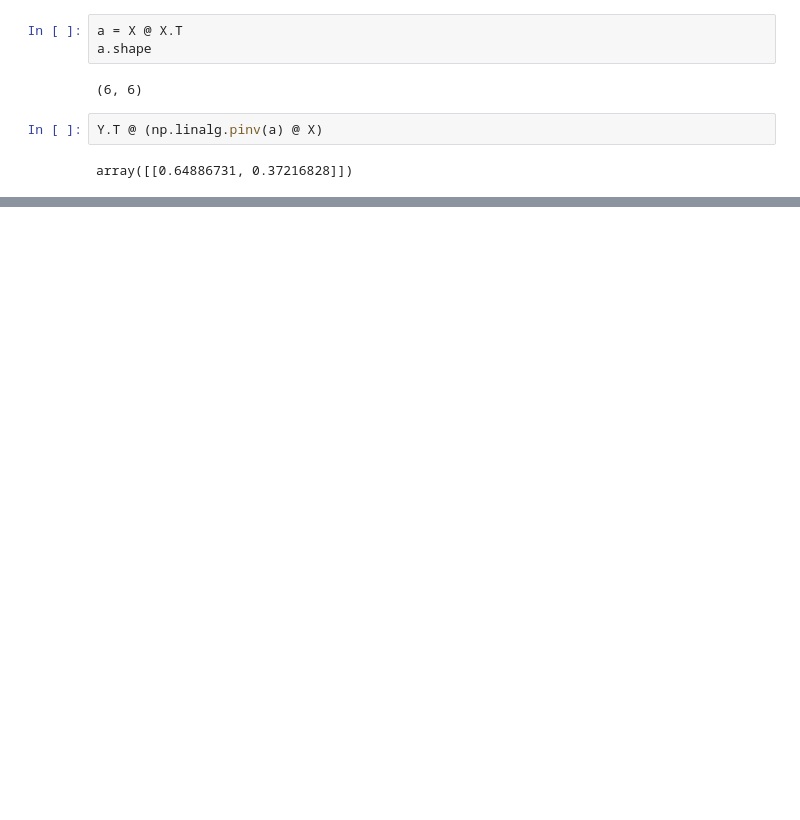
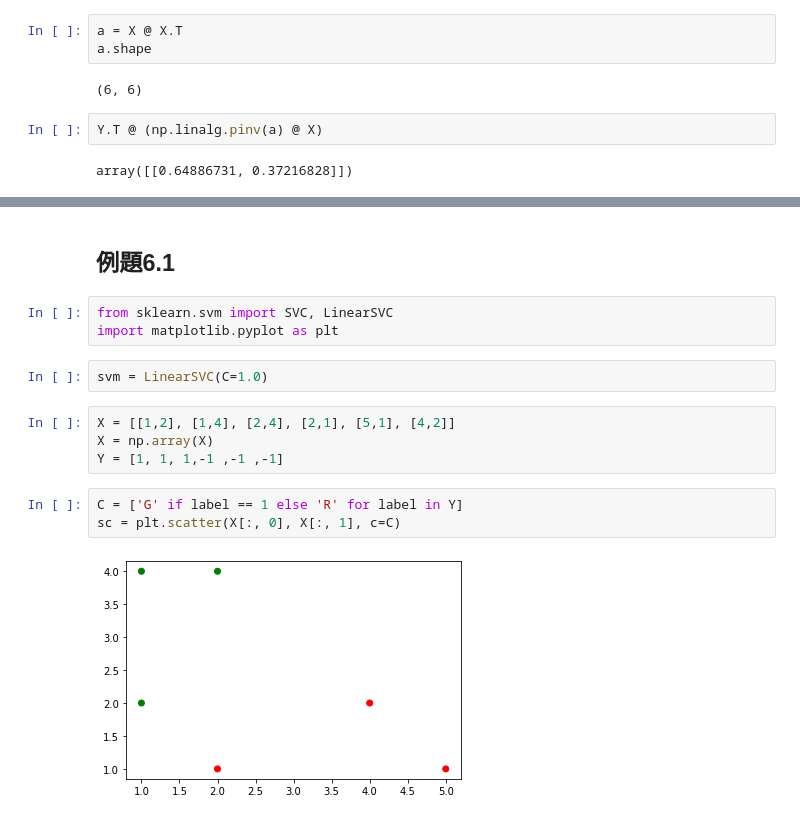
Before and after one commit to kiitaamuuraa/Asobiba, a Jupyter notebook: 例題_演習問題_フリーソフトで作る音声認識第1部.ipynb, the cells around one changed output, grey strips where cells are left out. Cells and saved outputs as stored; diff of their text form; blank space fills up the shorter version.

```diff
--- a/例題_演習問題_フリーソフトで作る音声認識第1部.ipynb
+++ b/例題_演習問題_フリーソフトで作る音声認識第1部.ipynb
@@ -247,0 +288,16 @@ array([[ 2.  ,  1.5 ,  0.8 ,  0.6 , -0.3 , -1.  ],
+# %% [markdown]
+## 例題6.1
+# %%
+from sklearn.svm import SVC, LinearSVC
+import matplotlib.pyplot as plt
+# %%
+svm = LinearSVC(C=1.0)
+# %%
+X = [[1,2], [1,4], [2,4], [2,1], [5,1], [4,2]]
+X = np.array(X)
+Y = [1, 1, 1,-1 ,-1 ,-1]
+# %%
+C = ['G' if label == 1 else 'R' for label in Y]
+sc = plt.scatter(X[:, 0], X[:, 1], c=C)
+# %% [output]
+[figure, added]
```
Also changed, not shown: parts of 9 cells of this notebook.
